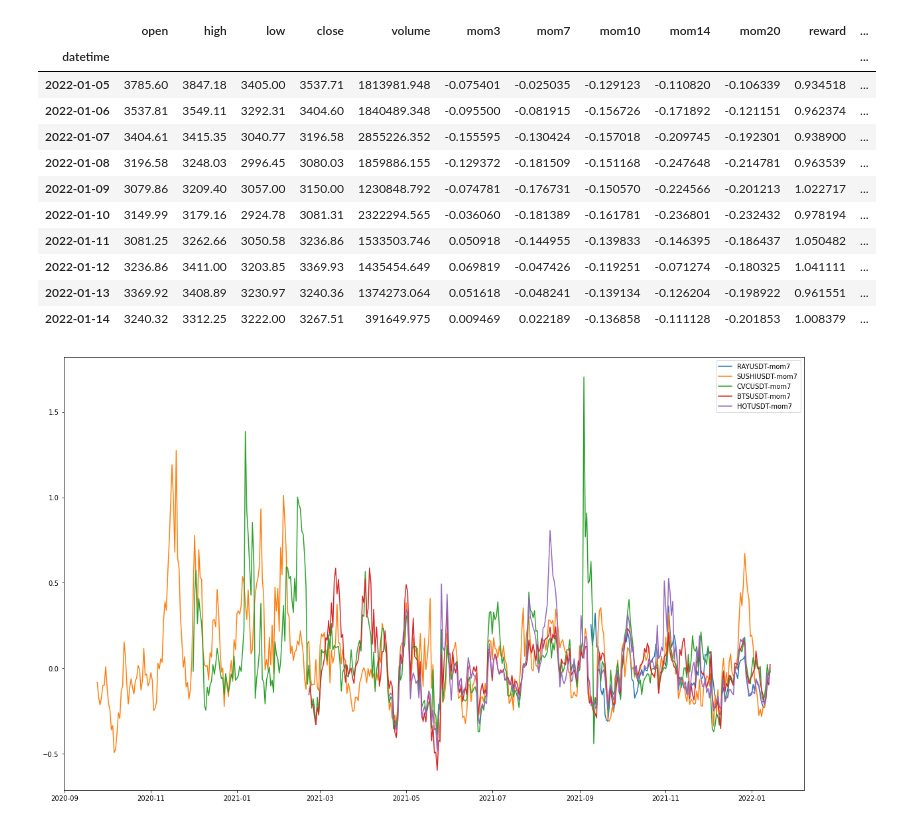
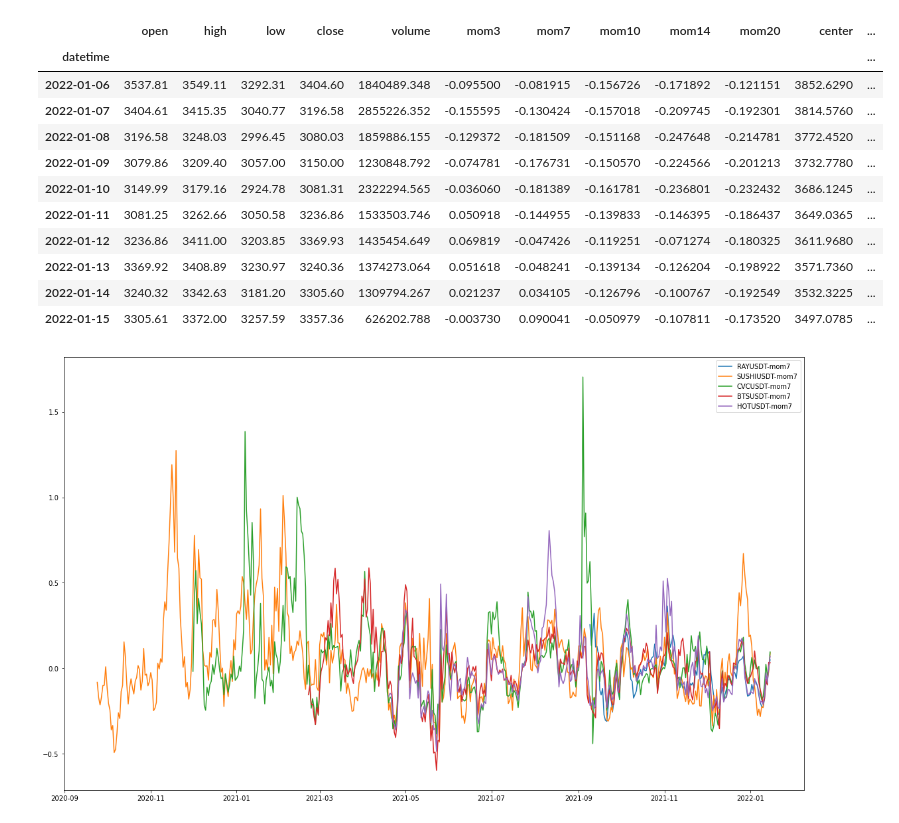
Before and after one commit to choij1589/SystemTrading, a Jupyter notebook: CoinTrading/DualMomentum.ipynb, the cells around one changed output. Saved outputs shown, nothing was run; the diff lists cells and outputs as text; code cells hidden in the pictures.

```diff
--- a/CoinTrading/DualMomentum.ipynb
+++ b/CoinTrading/DualMomentum.ipynb
@@ -48,36 +50,41 @@ sample.tail()
 # %%
 tickers = get_tickers()
 samples = dict()
 for ticker in tickers:
     sample = get_sample(ticker, start_date="1 Jan, 2020")
     if len(sample) < 50: continue
 
     # preprocess
     sample['mom3'] = (sample['close'] - sample.shift(3)['close'])/sample.shift(3)['close']
     sample['mom7'] = (sample['close'] - sample.shift(7)['close'])/sample.shift(7)['close']
     sample['mom10'] = (sample['close'] - sample.shift(10)['close'])/sample.shift(10)['close']
     sample['mom14'] = (sample['close'] - sample.shift(14)['close'])/sample.shift(14)['close']
     sample['mom20'] = (sample['close'] - sample.shift(20)['close'])/sample.shift(20)['close']
     #sample['mom72'] = (sample['close'] - sample.shift(72)['close'])/sample.shift(72)['close']
+    sample['center'] = sample['close'].rolling(20).mean()
+    sample['upper'] = sample['center'] + 2.*sample['close'].rolling(20).std()
+    sample['lower'] = sample['center'] - 2.*sample['close'].rolling(20).std()
+    sample['percentB'] = (sample['close'] - sample['lower'])/(sample['upper'] - sample['lower'])
+    sample['minmax'] = (sample['close'] - sample['low'].rolling(15).min())/(sample['high'].rolling(15).max() - sample['low'].rolling(15).min())
     sample['reward'] = 1. + sample['close'].pct_change()
     sample['total_reward'] = sample['reward'].cumprod()
     sample.dropna(inplace=True)
 
     samples[ticker] = sample.copy(); del sample
 samples['ETHUSDT'].tail(10)
 # %% [output]
-|  | open | high | low | close | volume | mom3 | mom7 | mom10 | mom14 | mom20 | reward | ... |
+|  | open | high | low | close | volume | mom3 | mom7 | mom10 | mom14 | mom20 | center | ... |
 | datetime |  |  |  |  |  |  |  |  |  |  |  | ... |
-| 2022-01-05 | 3785.60 | 3847.18 | 3405.00 | 3537.71 | 1813981.948 | -0.075401 | -0.025035 | -0.129123 | -0.110820 | -0.106339 | 0.934518 | ... |
-| 2022-01-06 | 3537.81 | 3549.11 | 3292.31 | 3404.60 | 1840489.348 | -0.095500 | -0.081915 | -0.156726 | -0.171892 | -0.121151 | 0.962374 | ... |
-| 2022-01-07 | 3404.61 | 3415.35 | 3040.77 | 3196.58 | 2855226.352 | -0.155595 | -0.130424 | -0.157018 | -0.209745 | -0.192301 | 0.938900 | ... |
-| 2022-01-08 | 3196.58 | 3248.03 | 2996.45 | 3080.03 | 1859886.155 | -0.129372 | -0.181509 | -0.151168 | -0.247648 | -0.214781 | 0.963539 | ... |
-| 2022-01-09 | 3079.86 | 3209.40 | 3057.00 | 3150.00 | 1230848.792 | -0.074781 | -0.176731 | -0.150570 | -0.224566 | -0.201213 | 1.022717 | ... |
-| 2022-01-10 | 3149.99 | 3179.16 | 2924.78 | 3081.31 | 2322294.565 | -0.036060 | -0.181389 | -0.161781 | -0.236801 | -0.232432 | 0.978194 | ... |
-| 2022-01-11 | 3081.25 | 3262.66 | 3050.58 | 3236.86 | 1533503.746 | 0.050918 | -0.144955 | -0.139833 | -0.146395 | -0.186437 | 1.050482 | ... |
-| 2022-01-12 | 3236.86 | 3411.00 | 3203.85 | 3369.93 | 1435454.649 | 0.069819 | -0.047426 | -0.119251 | -0.071274 | -0.180325 | 1.041111 | ... |
-| 2022-01-13 | 3369.92 | 3408.89 | 3230.97 | 3240.36 | 1374273.064 | 0.051618 | -0.048241 | -0.139134 | -0.126204 | -0.198922 | 0.961551 | ... |
-| 2022-01-14 | 3240.32 | 3312.25 | 3222.00 | 3267.51 | 391649.975 | 0.009469 | 0.022189 | -0.136858 | -0.111128 | -0.201853 | 1.008379 | ... |
+| 2022-01-06 | 3537.81 | 3549.11 | 3292.31 | 3404.60 | 1840489.348 | -0.095500 | -0.081915 | -0.156726 | -0.171892 | -0.121151 | 3852.6290 | ... |
+| 2022-01-07 | 3404.61 | 3415.35 | 3040.77 | 3196.58 | 2855226.352 | -0.155595 | -0.130424 | -0.157018 | -0.209745 | -0.192301 | 3814.5760 | ... |
+| 2022-01-08 | 3196.58 | 3248.03 | 2996.45 | 3080.03 | 1859886.155 | -0.129372 | -0.181509 | -0.151168 | -0.247648 | -0.214781 | 3772.4520 | ... |
+| 2022-01-09 | 3079.86 | 3209.40 | 3057.00 | 3150.00 | 1230848.792 | -0.074781 | -0.176731 | -0.150570 | -0.224566 | -0.201213 | 3732.7780 | ... |
+| 2022-01-10 | 3149.99 | 3179.16 | 2924.78 | 3081.31 | 2322294.565 | -0.036060 | -0.181389 | -0.161781 | -0.236801 | -0.232432 | 3686.1245 | ... |
+| 2022-01-11 | 3081.25 | 3262.66 | 3050.58 | 3236.86 | 1533503.746 | 0.050918 | -0.144955 | -0.139833 | -0.146395 | -0.186437 | 3649.0365 | ... |
+| 2022-01-12 | 3236.86 | 3411.00 | 3203.85 | 3369.93 | 1435454.649 | 0.069819 | -0.047426 | -0.119251 | -0.071274 | -0.180325 | 3611.9680 | ... |
+| 2022-01-13 | 3369.92 | 3408.89 | 3230.97 | 3240.36 | 1374273.064 | 0.051618 | -0.048241 | -0.139134 | -0.126204 | -0.198922 | 3571.7360 | ... |
+| 2022-01-14 | 3240.32 | 3342.63 | 3181.20 | 3305.60 | 1309794.267 | 0.021237 | 0.034105 | -0.126796 | -0.100767 | -0.192549 | 3532.3225 | ... |
+| 2022-01-15 | 3305.61 | 3372.00 | 3257.59 | 3357.36 | 626202.788 | -0.003730 | 0.090041 | -0.050979 | -0.107811 | -0.173520 | 3497.0785 | ... |
 # %%
 plt.figure(figsize=(20, 12))
 for ticker in list(samples.keys())[:5]:
```
Also changed, not shown: parts of 4 cells of this notebook, 3 other files.
